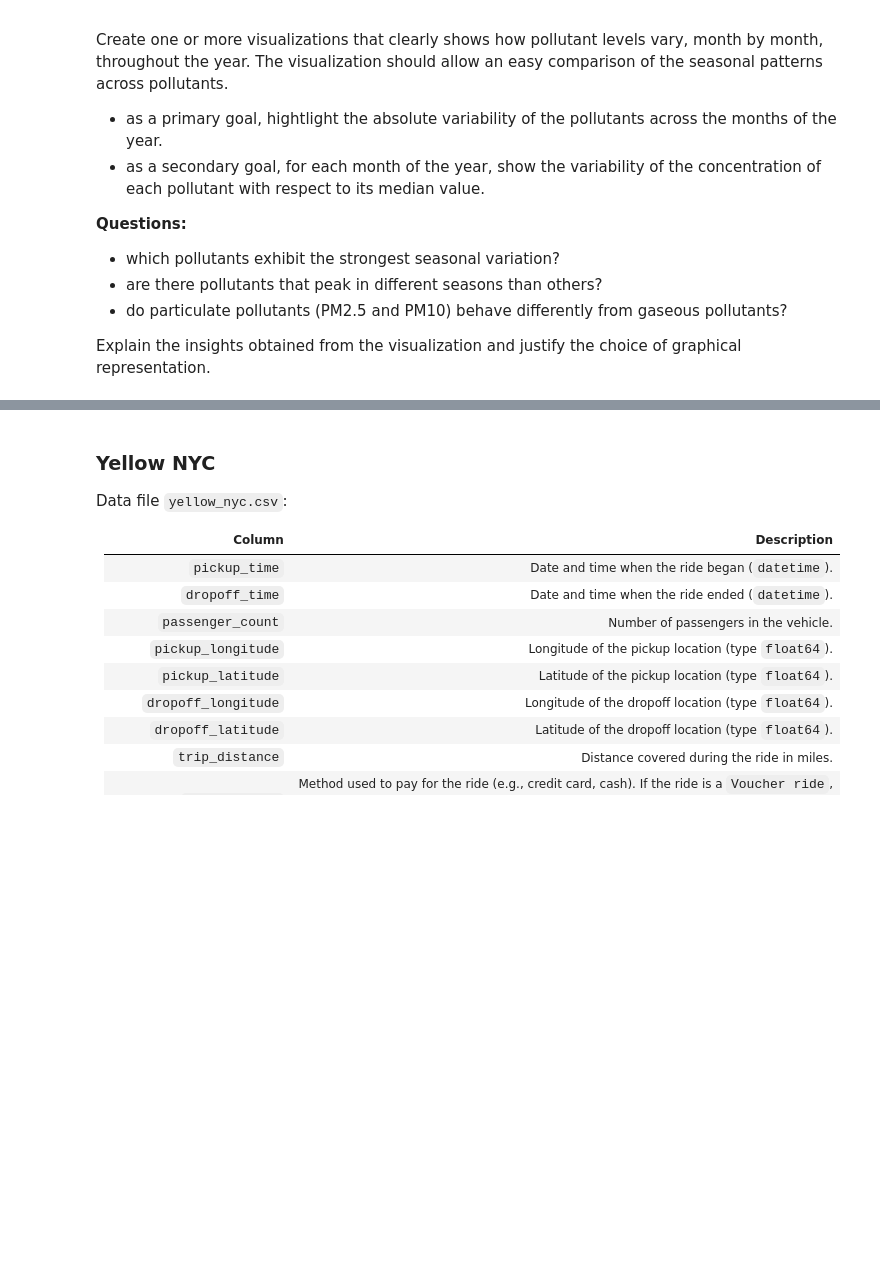
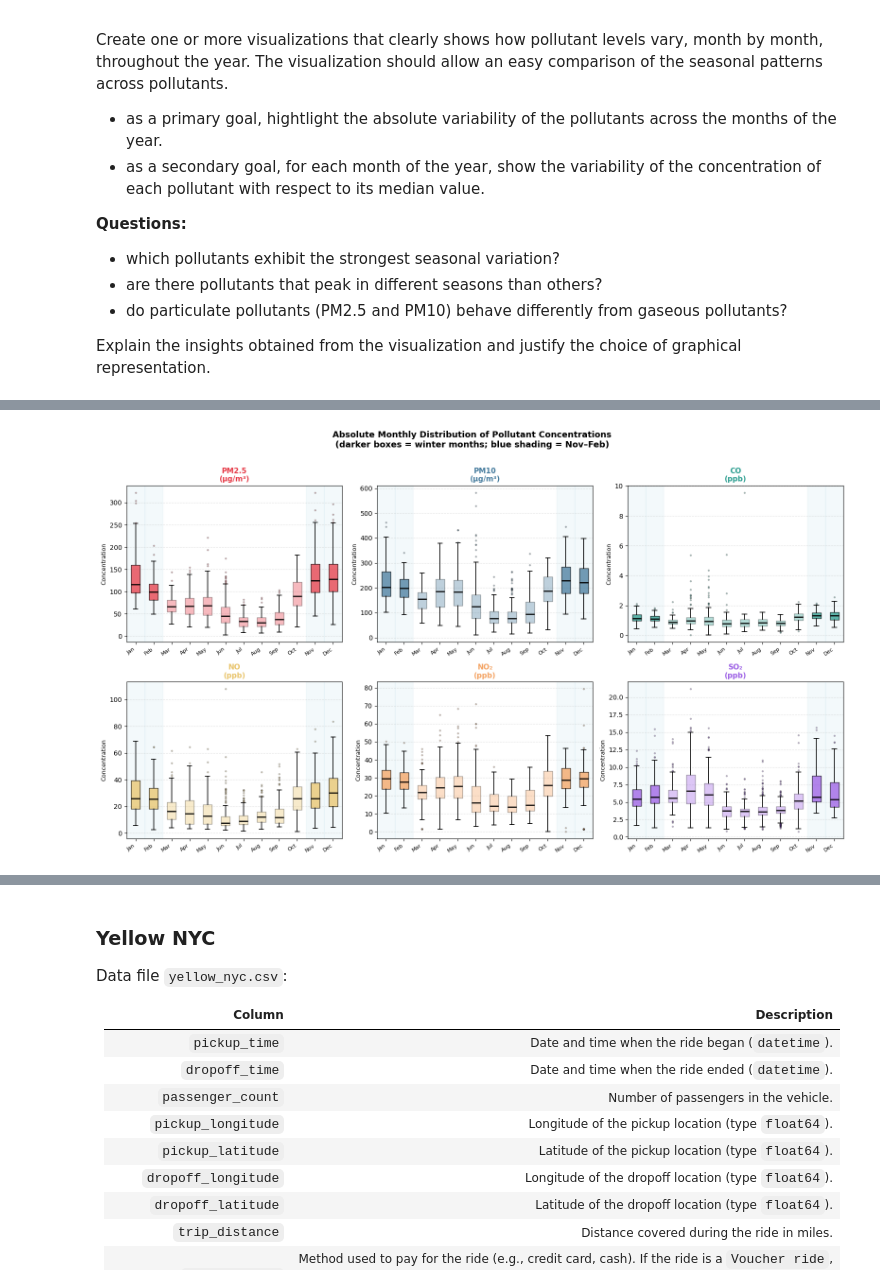
Before and after one commit to micheleminuti/python-data-visualization, a Jupyter notebook: assignment_1.ipynb, the cells around one changed output, grey strips where cells are left out. Drawn from its saved outputs; the diff is of its cells as text; code cells hidden in the pictures; blank space fills up the shorter version.

```diff
--- a/assignment_1.ipynb
+++ b/assignment_1.ipynb
@@ -1210,0 +1047,9 @@ plt.show()
+# %%
+
+# Each row sums to 100%; shows compositional structure within each AQI level for the different pollutants categories.
+pct_pm_matrix = pm_matrix.div(pm_matrix.sum(axis=1), axis=0) * 100
+pct_gas_matrix = gas_matrix.div(gas_matrix.sum(axis=1), axis=0) * 100
+
+print("\nRow-wise % share matrix:")
+display(pct_pm_matrix.round(2))
+display(pct_gas_matrix.round(2))
@@ -1250,0 +1546,64 @@ Explain the insights obtained from the visualization and justify the choice of g
+# %%
+fig1, axes = plt.subplots(
+    2, 3,
+    figsize=(16, 9),
+    sharey=False        # each pollutant has its own y-scale (different units)
+)
+axes = axes.flatten()
+
+for idx, pol in enumerate(POLLUTANTS):
+    ax = axes[idx]
+
+    # Build list of arrays — one per month — for the boxplot
+    monthly_data = [
+        daily.loc[daily["month"] == m, pol].dropna().values
+        for m in range(1, 13)
+    ]
+
+    bp = ax.boxplot(
+        monthly_data,
+        patch_artist=True,
+        notch=False,
+        showfliers=True,
+        flierprops=dict(
+            marker="o", markersize=2,
+            markerfacecolor=POL_COLORS[pol],
+            alpha=0.3, linestyle="none"
+        ),
+        medianprops=dict(color="black", linewidth=1.8),
+        whiskerprops=dict(linewidth=1.2),
+        capprops=dict(linewidth=1.2),
+        boxprops=dict(linewidth=1.0)
+    )
+
+    # Fill boxes with the pollutant colour, varying alpha by month
+    # Darker shade for winter months (Nov-Feb) to hint at seasonality
+    winter = {11, 12, 1, 2}
+    for m_idx, patch in enumerate(bp["boxes"]):
+        month_num = m_idx + 1
+        alpha = 0.75 if month_num in winter else 0.35
+        patch.set_facecolor(POL_COLORS[pol])
+        patch.set_alpha(alpha)
+
+    ax.set_xticks(range(1, 13))
+    ax.set_xticklabels(MONTH_ABBR, fontsize=8, rotation=35, ha="right")
+    ax.set_title(POL_LABELS[pol], fontsize=11, fontweight="bold", color=POL_COLORS[pol])
+    ax.set_ylabel("Concentration", fontsize=9)
+    ax.grid(axis="y", linestyle="--", alpha=0.35)
+    ax.set_axisbelow(True)
+
+    # Shade winter months as background reference
+    for m in [1, 2, 11, 12]:
+        ax.axvspan(m - 0.5, m + 0.5, color="#d0e8f1", alpha=0.25, zorder=0)
+
+fig1.suptitle(
+    "Absolute Monthly Distribution of Pollutant Concentrations\n"
+    "(darker boxes = winter months; blue shading = Nov–Feb)",
+    fontsize=13, fontweight="bold", y=1.01
+)
+
+plt.tight_layout()
+plt.savefig("ex5_boxplots.png", dpi=150, bbox_inches="tight")
+plt.show()
+# %% [output]
+[figure, added]
```
Also changed, not shown: parts of 59 cells of this notebook, 2 other files.
